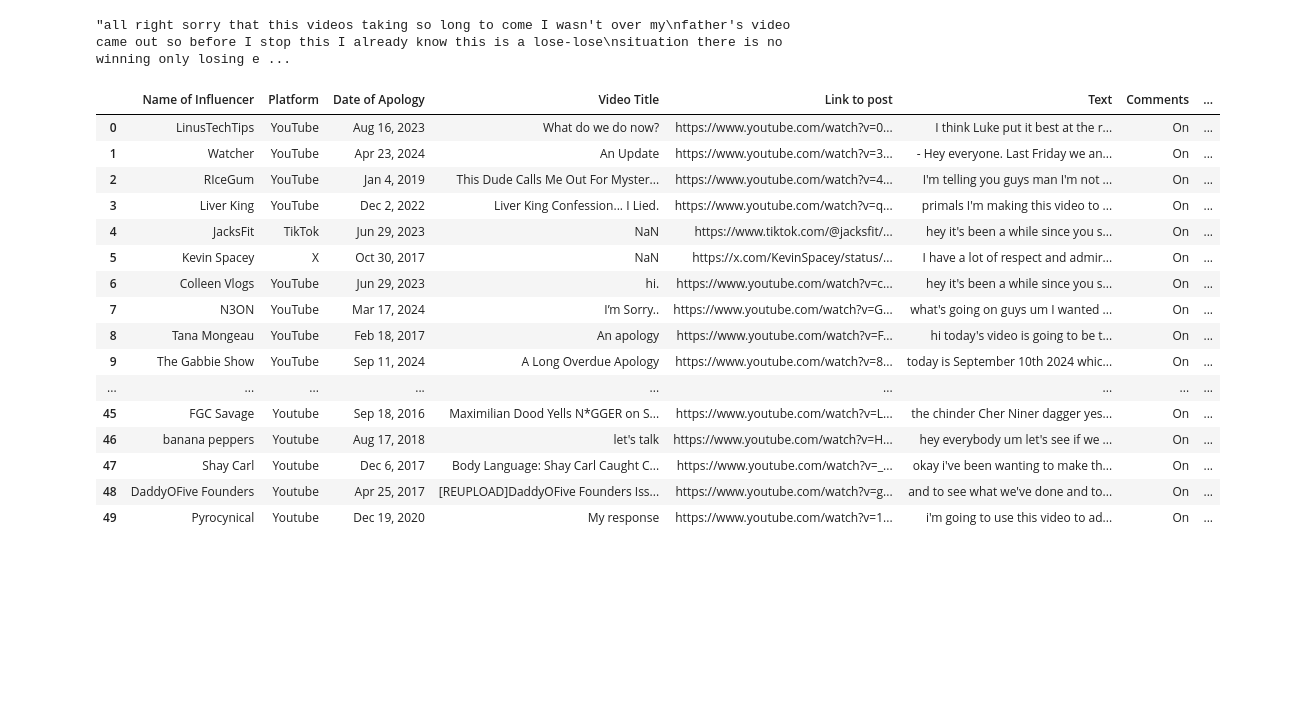
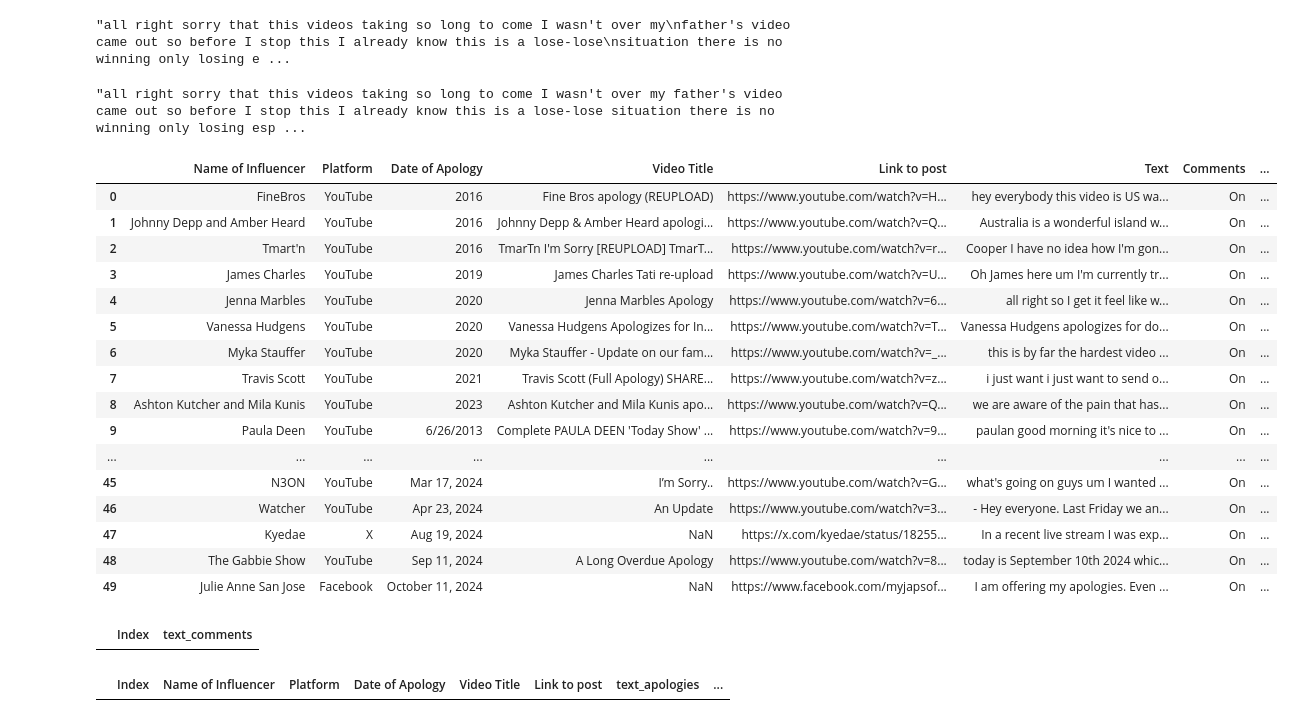
Before and after one commit to ladycelestia/psyc, a Jupyter notebook: Untitled-1.ipynb, the cells around one changed output. Drawn from its saved outputs; the diff is of its cells as text; code cells hidden in the pictures; blank space fills up the shorter version.

```diff
--- a/Untitled-1.ipynb
+++ b/Untitled-1.ipynb
@@ -3,0 +5,10 @@ import re
+# %%
+input_file = r'/Users/pjam/Desktop/School/year4/sem1/psyc project/Influencer Apologies - Influencer.csv'
+output_file = r'/Users/pjam/Desktop/School/year4/sem1/psyc project/Cleaned_Influencer_Apologies.csv'
+text_file = r'/Users/pjam/Desktop/School/year4/sem1/psyc project/text.txt'
+data = pd.read_csv(input_file)
+# %%
+x =data.copy()
+x.drop('Index',axis=1,inplace=True)
+x=x.iloc[:-6]
+display(x)
@@ -4,48 +33,46 @@ import re
 # %%
-input_file = r'D:\School\ADMU\4Y\SEM 1\PSYC 80.18i\Project\Influencer Apologies - Sheet1.csv'
-output_file = r'D:\School\ADMU\4Y\SEM 1\PSYC 80.18i\Project\Cleaned_Influencer_Apologies.csv'
-text_file = r'D:\School\ADMU\4Y\SEM 1\PSYC 80.18i\Project\text.txt'
-data = pd.read_csv(input_file)
+
 
 
 # Clean the text by removing timestamps, [Music], [Applause], and extra whitespace
 def clean_text(text):
     text = re.sub(r'\d{1,2}:\d{2}', '', str(text))  # Remove timestamps
     text = re.sub(r'\[Music\]|\[Applause\]', '', text)  # Remove [Music] and [Applause]
     text = re.sub(r',', '', text)
     text = re.sub(r'\s+', ' ', text).strip()  # Remove extra whitespace
     return text
 
-data['Text'] = data['Text'].apply(clean_text)
+x['Text'] = x['Text'].apply(clean_text)
 
 # Read the text file
 with open(text_file, 'r') as file:
     new_data = file.read()
 display(new_data)
 # Clean the new data
 cleaned_new_data = clean_text(new_data)
-
+display(cleaned_new_data)
 # Replace NaN values in the 'Cleaned_Text' column with the cleaned new data
-data.at[17,'Text'] = cleaned_new_data
+x.at[31,'Text'] = cleaned_new_data
 # Save the updated data back to the CSV file
-data.to_csv(output_file, index=False)
-display(data)
+x.to_csv(output_file, index=False)
+display(x)
 # %% [output]
 "all right sorry that this videos taking so long to come I wasn't over my\nfather's video came out so before I stop this I already know this is a lose-lose\nsituation there is no winning only losing e ...
+"all right sorry that this videos taking so long to come I wasn't over my father's video came out so before I stop this I already know this is a lose-lose situation there is no winning only losing esp ...
 |  | Name of Influencer | Platform | Date of Apology | Video Title | Link to post | Text | Comments | ... |
-| 0 | LinusTechTips | YouTube | Aug 16, 2023 | What do we do now? | https://www.youtube.com/watch?v=0... | I think Luke put it best at the r... | On | ... |
-| 1 | Watcher | YouTube | Apr 23, 2024 | An Update | https://www.youtube.com/watch?v=3... | - Hey everyone. Last Friday we an... | On | ... |
-| 2 | RIceGum | YouTube | Jan 4, 2019 | This Dude Calls Me Out For Myster... | https://www.youtube.com/watch?v=4... | I'm telling you guys man I'm not ... | On | ... |
-| 3 | Liver King | YouTube | Dec 2, 2022 | Liver King Confession... I Lied. | https://www.youtube.com/watch?v=q... | primals I'm making this video to ... | On | ... |
-| 4 | JacksFit | TikTok | Jun 29, 2023 | NaN | https://www.tiktok.com/@jacksfit/... | hey it's been a while since you s... | On | ... |
-| 5 | Kevin Spacey | X | Oct 30, 2017 | NaN | https://x.com/KevinSpacey/status/... | I have a lot of respect and admir... | On | ... |
-| 6 | Colleen Vlogs | YouTube | Jun 29, 2023 | hi. | https://www.youtube.com/watch?v=c... | hey it's been a while since you s... | On | ... |
-| 7 | N3ON | YouTube | Mar 17, 2024 | I’m Sorry.. | https://www.youtube.com/watch?v=G... | what's going on guys um I wanted ... | On | ... |
-| 8 | Tana Mongeau | YouTube | Feb 18, 2017 | An apology | https://www.youtube.com/watch?v=F... | hi today's video is going to be t... | On | ... |
-| 9 | The Gabbie Show | YouTube | Sep 11, 2024 | A Long Overdue Apology | https://www.youtube.com/watch?v=8... | today is September 10th 2024 whic... | On | ... |
+| 0 | FineBros | YouTube | 2016 | Fine Bros apology (REUPLOAD) | https://www.youtube.com/watch?v=H... | hey everybody this video is US wa... | On | ... |
+| 1 | Johnny Depp and Amber Heard | YouTube | 2016 | Johnny Depp & Amber Heard apologi... | https://www.youtube.com/watch?v=Q... | Australia is a wonderful island w... | On | ... |
+| 2 | Tmart'n | YouTube | 2016 | TmarTn I'm Sorry [REUPLOAD] TmarT... | https://www.youtube.com/watch?v=r... | Cooper I have no idea how I'm gon... | On | ... |
+| 3 | James Charles | YouTube | 2019 | James Charles Tati re-upload | https://www.youtube.com/watch?v=U... | Oh James here um I'm currently tr... | On | ... |
+| 4 | Jenna Marbles | YouTube | 2020 | Jenna Marbles Apology | https://www.youtube.com/watch?v=6... | all right so I get it feel like w... | On | ... |
+| 5 | Vanessa Hudgens | YouTube | 2020 | Vanessa Hudgens Apologizes for In... | https://www.youtube.com/watch?v=T... | Vanessa Hudgens apologizes for do... | On | ... |
+| 6 | Myka Stauffer | YouTube | 2020 | Myka Stauffer - Update on our fam... | https://www.youtube.com/watch?v=_... | this is by far the hardest video ... | On | ... |
+| 7 | Travis Scott | YouTube | 2021 | Travis Scott (Full Apology) SHARE... | https://www.youtube.com/watch?v=z... | i just want i just want to send o... | On | ... |
+| 8 | Ashton Kutcher and Mila Kunis | YouTube | 2023 | Ashton Kutcher and Mila Kunis apo... | https://www.youtube.com/watch?v=Q... | we are aware of the pain that has... | On | ... |
+| 9 | Paula Deen | YouTube | 6/26/2013 | Complete PAULA DEEN 'Today Show' ... | https://www.youtube.com/watch?v=9... | paulan good morning it's nice to ... | On | ... |
 | ... | ... | ... | ... | ... | ... | ... | ... | ... |
-| 45 | FGC Savage | Youtube | Sep 18, 2016 | Maximilian Dood Yells N*GGER on S... | https://www.youtube.com/watch?v=L... | the chinder Cher Niner dagger yes... | On | ... |
-| 46 | banana peppers | Youtube | Aug 17, 2018 | let's talk | https://www.youtube.com/watch?v=H... | hey everybody um let's see if we ... | On | ... |
-| 47 | Shay Carl | Youtube | Dec 6, 2017 | Body Language: Shay Carl Caught C... | https://www.youtube.com/watch?v=_... | okay i've been wanting to make th... | On | ... |
-| 48 | DaddyOFive Founders | Youtube | Apr 25, 2017 | [REUPLOAD]DaddyOFive Founders Iss... | https://www.youtube.com/watch?v=g... | and to see what we've done and to... | On | ... |
-| 49 | Pyrocynical | Youtube | Dec 19, 2020 | My response | https://www.youtube.com/watch?v=1... | i'm going to use this video to ad... | On | ... |
+| 45 | N3ON | YouTube | Mar 17, 2024 | I’m Sorry.. | https://www.youtube.com/watch?v=G... | what's going on guys um I wanted ... | On | ... |
+| 46 | Watcher | YouTube | Apr 23, 2024 | An Update | https://www.youtube.com/watch?v=3... | - Hey everyone. Last Friday we an... | On | ... |
+| 47 | Kyedae | X | Aug 19, 2024 | NaN | https://x.com/kyedae/status/18255... | In a recent live stream I was exp... | On | ... |
+| 48 | The Gabbie Show | YouTube | Sep 11, 2024 | A Long Overdue Apology | https://www.youtube.com/watch?v=8... | today is September 10th 2024 whic... | On | ... |
+| 49 | Julie Anne San Jose | Facebook | October 11, 2024 | NaN | https://www.facebook.com/myjapsof... | I am offering my apologies. Even ... | On | ... |
@@ -51,0 +107,15 @@ display(data)
+# %%
+# Check which values in the 'text_comments' column are float
+float_mask_comments = comments['text_comments'].apply(lambda x: isinstance(x, float))
+
+# Display the rows where 'text_comments' is a float
+display(comments[float_mask_comments])
+
+# Check which values in the 'text_apologies' column are float
+float_mask_apologies = apologies['text_apologies'].apply(lambda x: isinstance(x, float))
+
+# Display the rows where 'text_apologies' is a float
+display(apologies[float_mask_apologies])
+# %% [output]
+|  | Index | text_comments |
+|  | Index | Name of Influencer | Platform | Date of Apology | Video Title | Link to post | text_apologies | ... |
```
Also changed, not shown: parts of 6 cells of this notebook, 2 other files.
